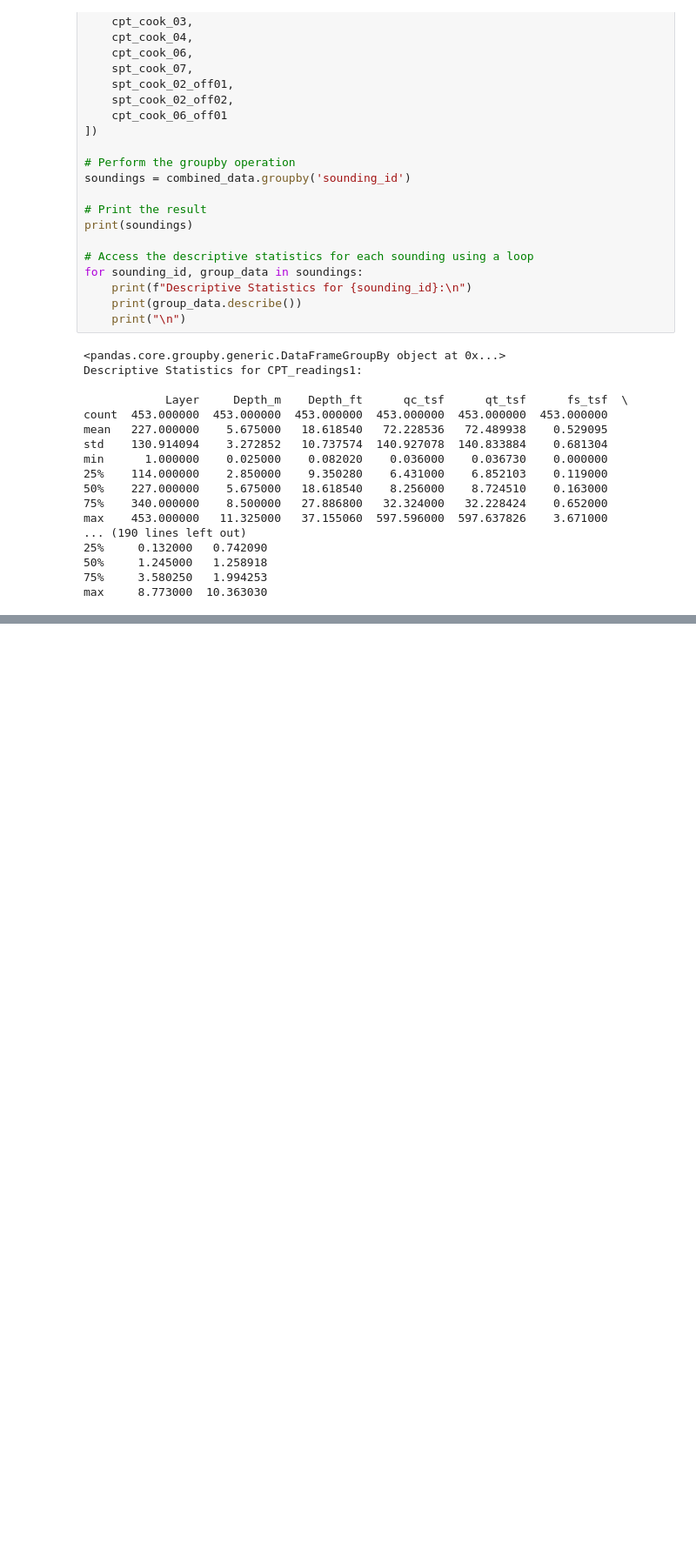
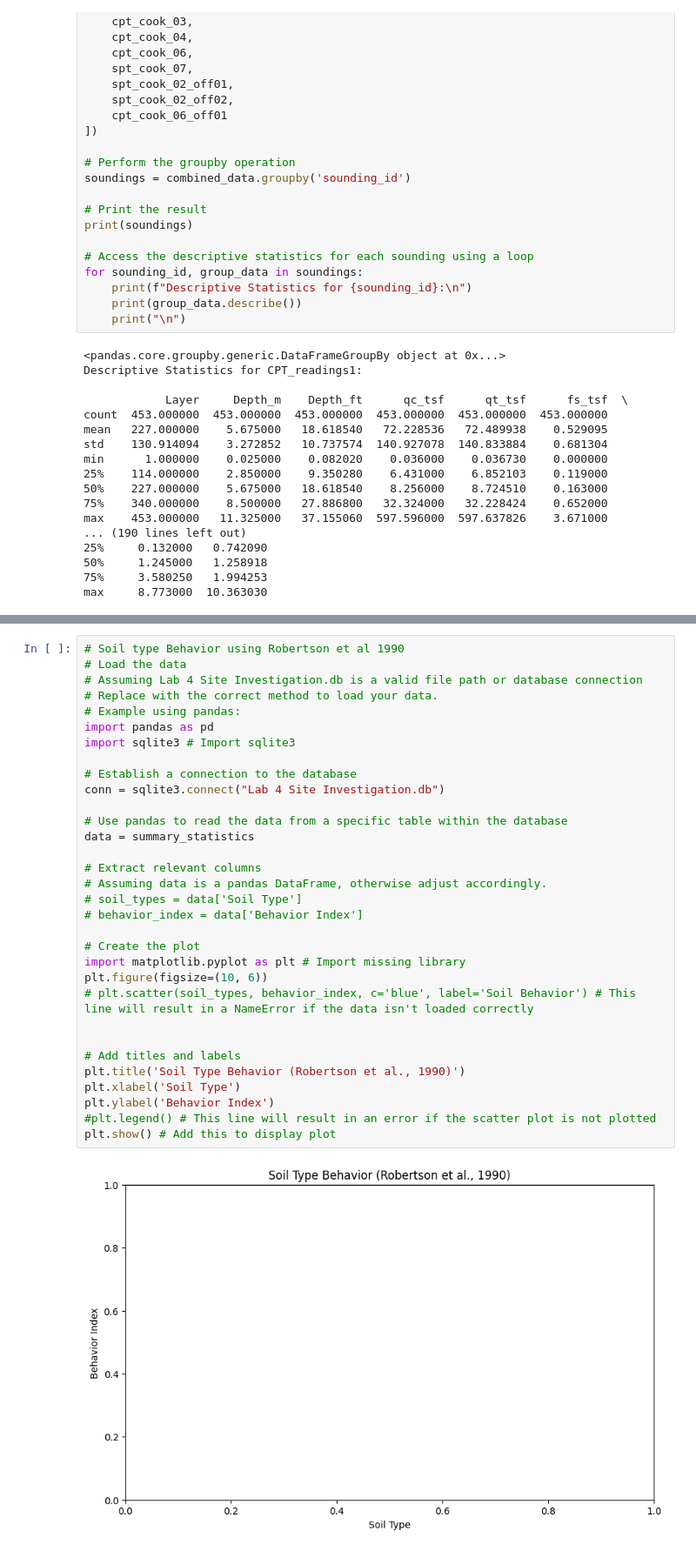
Before and after one commit to iGeology-Illinois/geol-581-module-3-principles-of-uncertainty-chapter-4-seanb7, a Jupyter notebook: Python Lab 4.ipynb, the cells around one changed output, grey strips where cells are left out. Shown: that part at 87% size. Drawn from its saved outputs; the diff is of its cells as text; blank space fills up the shorter version.

```diff
--- a/Python Lab 4.ipynb
+++ b/Python Lab 4.ipynb
@@ -454,0 +498,34 @@ plt.show()
+# %%
+# Soil type Behavior using Robertson et al 1990
+# Load the data
+# Assuming Lab 4 Site Investigation.db is a valid file path or database connection
+# Replace with the correct method to load your data.
+# Example using pandas:
+import pandas as pd
+import sqlite3 # Import sqlite3
+
+# Establish a connection to the database
+conn = sqlite3.connect("Lab 4 Site Investigation.db")
+
+# Use pandas to read the data from a specific table within the database
+data = summary_statistics
+
+# Extract relevant columns
+# Assuming data is a pandas DataFrame, otherwise adjust accordingly.
+# soil_types = data['Soil Type']
+# behavior_index = data['Behavior Index']
+
+# Create the plot
+import matplotlib.pyplot as plt # Import missing library
+plt.figure(figsize=(10, 6))
+# plt.scatter(soil_types, behavior_index, c='blue', label='Soil Behavior') # This line will result in a NameError if the data isn't loaded correctly
+
+
+# Add titles and labels
+plt.title('Soil Type Behavior (Robertson et al., 1990)')
+plt.xlabel('Soil Type')
+plt.ylabel('Behavior Index')
+#plt.legend() # This line will result in an error if the scatter plot is not plotted
+plt.show() # Add this to display plot
+# %% [output]
+[figure, added]
```
Also changed, not shown: parts of 8 cells of this notebook.
